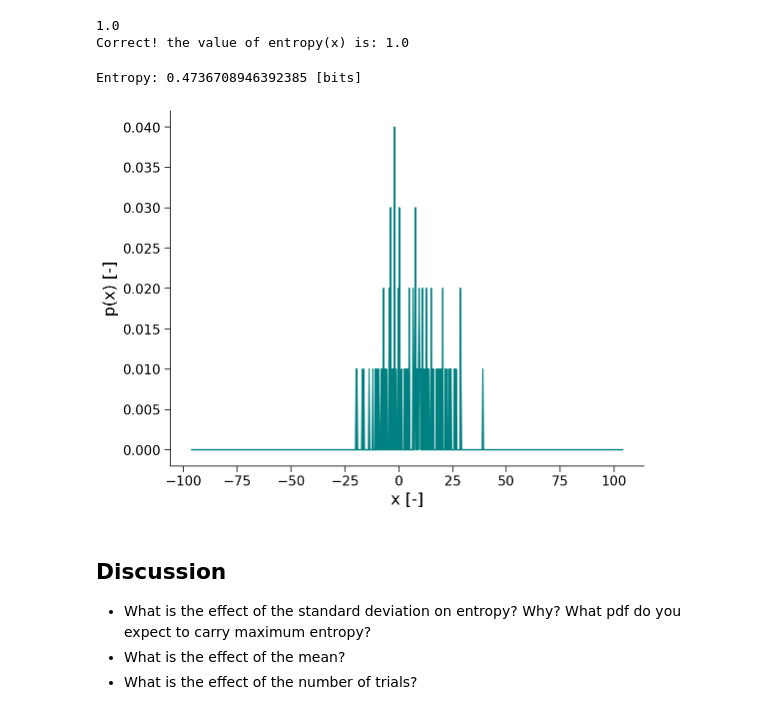
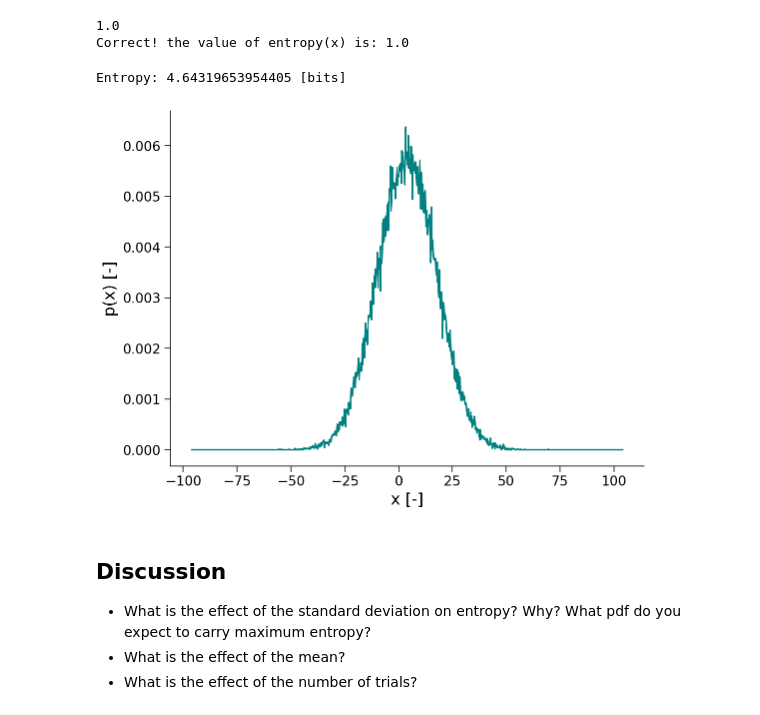
Before and after one commit to rmaffulli/MI_tutorial, a Jupyter notebook: MI_tutorial.ipynb, the cells around one changed output. Saved outputs shown, nothing was run; the diff lists cells and outputs as text; code cells hidden in the pictures.

```diff
--- a/MI_tutorial.ipynb
+++ b/MI_tutorial.ipynb
@@ -160,23 +160,23 @@ Correct! the value of entropy(x) is: 1.0
 # %%
 #@title Entropy of a Gaussian random variable { run: "auto" }
 mean = 4 #@param {type:"slider", min:-5, max:5, step:1}
 std = 14 #@param {type:"slider", min:0.5, max:20, step:0.5}
-trials = 100 #@param {type:"slider", min:100, max:100000, step:100}
+trials = 72900 #@param {type:"slider", min:100, max:100000, step:100}
 
 x = np.random.normal(mean,std,trials)
 bins = np.linspace(mean-100,mean+100,1000)
 x_binned = np.zeros_like(bins)
-for i in np.digitize(x,bins):
+for i in np.digitize(x,bins,right=True):
   x_binned[i-1] += 1
 p_x = x_binned/sum(x_binned)
 _ = plt.plot(bins,p_x,color='teal')
 plt.xlabel('x [-]')
 plt.ylabel('p(x) [-]')
 
 print("Entropy: " + str(entropy(x_binned)) + " [bits]")
 # %% [output]
-Entropy: 0.4736708946392385 [bits]
+Entropy: 4.64319653954405 [bits]
-[figure, old version]
+[figure, new version]
 # %% [markdown]
 ## Discussion
 - What is the effect of the standard deviation on entropy? Why? What pdf do you expect to carry maximum entropy?
```
Also changed, not shown: parts of 8 cells of this notebook.
